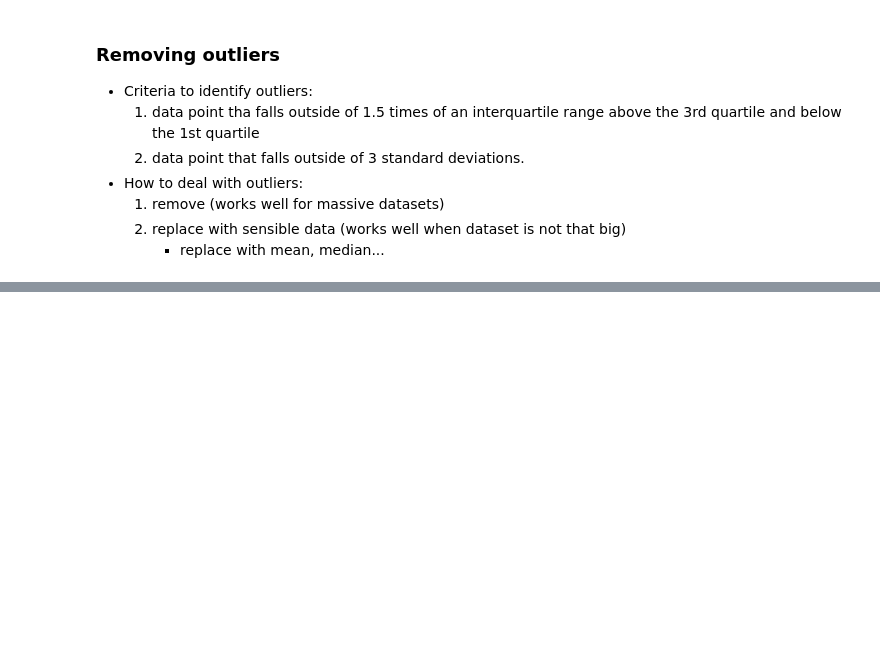
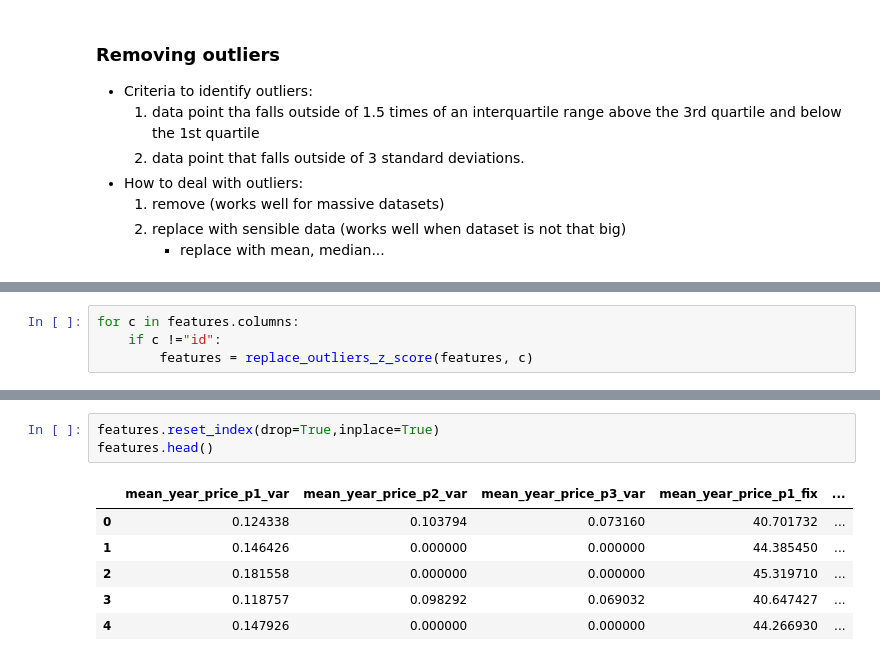
Before and after one commit to weekysui/customer_churn_problem, a Jupyter notebook: Data Understanding (1).ipynb, the cells around one changed output, grey strips where cells are left out. Drawn from its saved outputs; the diff is of its cells as text; blank space fills up the shorter version.

```diff
--- a/Data Understanding (1).ipynb
+++ b/Data Understanding (1).ipynb
@@ -1462,0 +1497,4 @@ combine.drop(columns=["num_years_antig", "forecast_cons_year"],inplace=True)
+# %%
+for c in features.columns:
+    if c !="id":
+        features = replace_outliers_z_score(features, c)
@@ -1462,0 +1529,10 @@ combine.drop(columns=["num_years_antig", "forecast_cons_year"],inplace=True)
+# %%
+features.reset_index(drop=True,inplace=True)
+features.head()
+# %% [output]
+|  | mean_year_price_p1_var | mean_year_price_p2_var | mean_year_price_p3_var | mean_year_price_p1_fix | ... |
+| 0 | 0.124338 | 0.103794 | 0.073160 | 40.701732 | ... |
+| 1 | 0.146426 | 0.000000 | 0.000000 | 44.385450 | ... |
+| 2 | 0.181558 | 0.000000 | 0.000000 | 45.319710 | ... |
+| 3 | 0.118757 | 0.098292 | 0.069032 | 40.647427 | ... |
+| 4 | 0.147926 | 0.000000 | 0.000000 | 44.266930 | ... |
```
Also changed, not shown: parts of 15 cells of this notebook, 2 other files.
